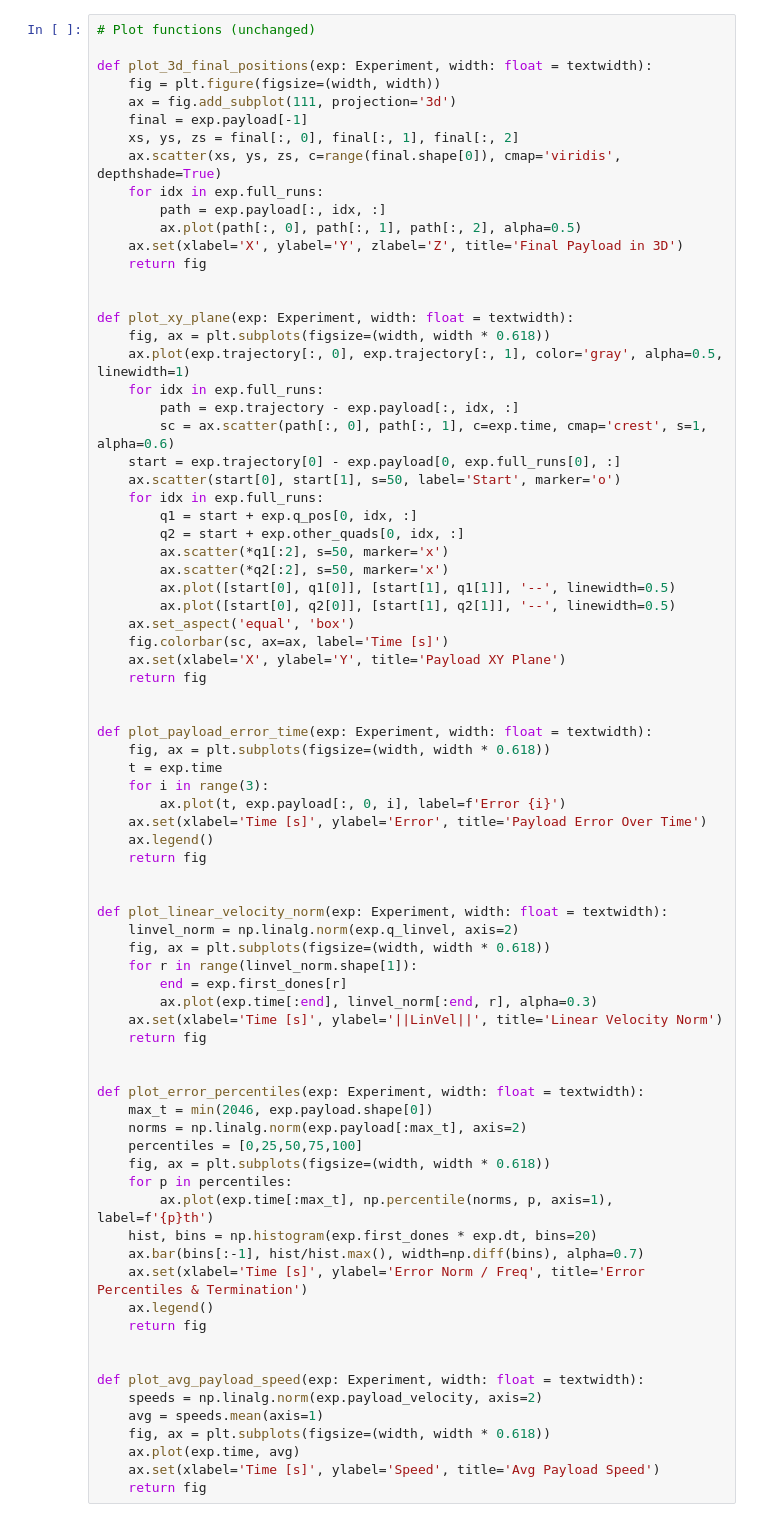
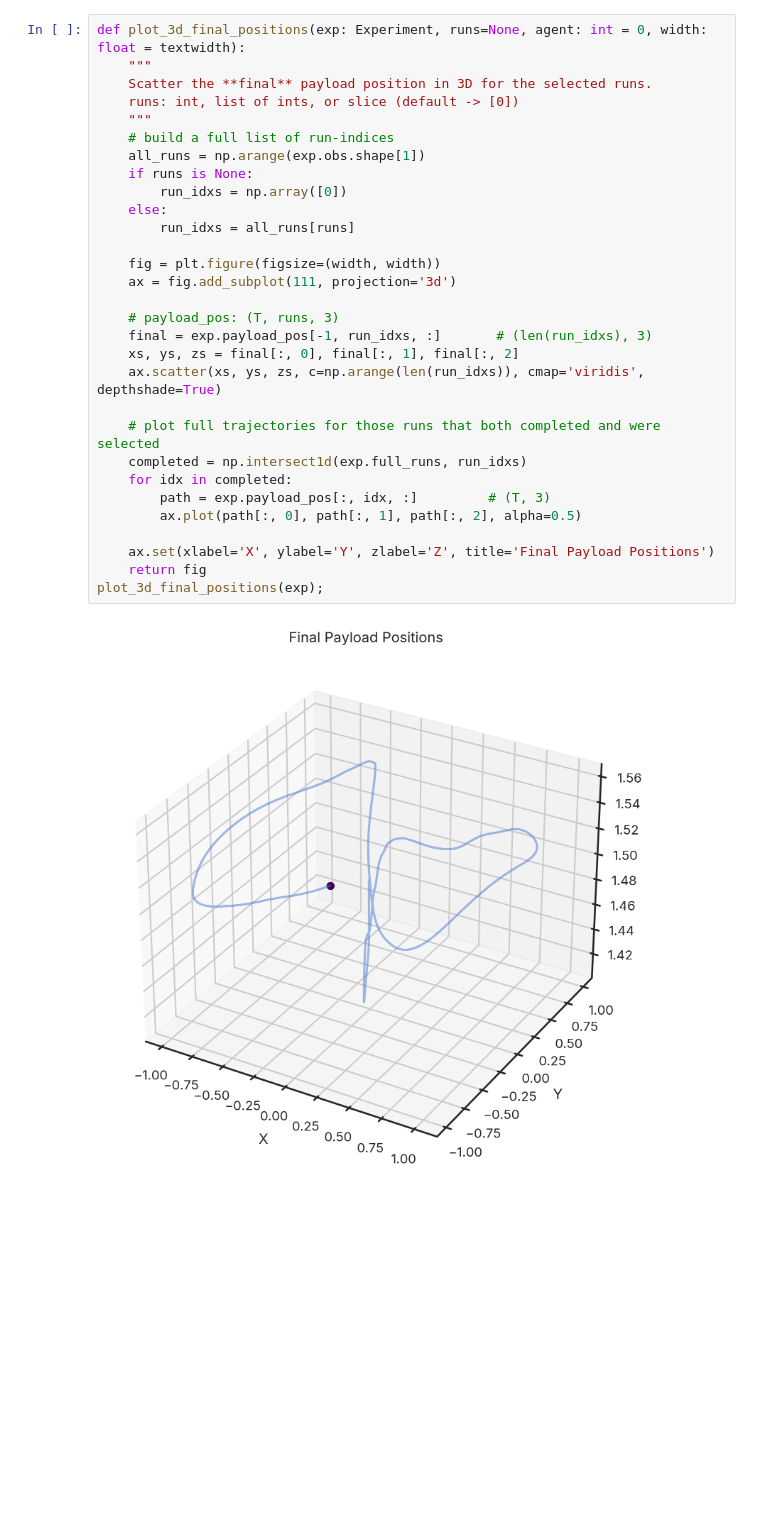
Before and after one commit to viktorlorentz/crazyMARL, a Jupyter notebook: crazymarl/experiments/plots/plotter.ipynb, the cells around one changed output. Saved outputs shown, nothing was run; the diff lists cells and outputs as text; blank space fills up the shorter version.

Commit message:
plotting

```diff
--- a/crazymarl/experiments/plots/plotter.ipynb
+++ b/crazymarl/experiments/plots/plotter.ipynb
@@ -28,79 +65,33 @@ Font name: `Inter`
 # %%
-# Plot functions (unchanged)
+def plot_3d_final_positions(exp: Experiment, runs=None, agent: int = 0, width: float = textwidth):
+    """
+    Scatter the **final** payload position in 3D for the selected runs.
+    runs: int, list of ints, or slice (default -> [0])
+    """
+    # build a full list of run‐indices
+    all_runs = np.arange(exp.obs.shape[1])
+    if runs is None:
+        run_idxs = np.array([0])
+    else:
+        run_idxs = all_runs[runs]
 
-def plot_3d_final_positions(exp: Experiment, width: float = textwidth):
     fig = plt.figure(figsize=(width, width))
     ax = fig.add_subplot(111, projection='3d')
-    final = exp.payload[-1]
+
+    # payload_pos: (T, runs, 3)
+    final = exp.payload_pos[-1, run_idxs, :]       # (len(run_idxs), 3)
     xs, ys, zs = final[:, 0], final[:, 1], final[:, 2]
-    ax.scatter(xs, ys, zs, c=range(final.shape[0]), cmap='viridis', depthshade=True)
-    for idx in exp.full_runs:
-        path = exp.payload[:, idx, :]
+    ax.scatter(xs, ys, zs, c=np.arange(len(run_idxs)), cmap='viridis', depthshade=True)
+
+    # plot full trajectories for those runs that both completed and were selected
+    completed = np.intersect1d(exp.full_runs, run_idxs)
+    for idx in completed:
+        path = exp.payload_pos[:, idx, :]         # (T, 3)
         ax.plot(path[:, 0], path[:, 1], path[:, 2], alpha=0.5)
-    ax.set(xlabel='X', ylabel='Y', zlabel='Z', title='Final Payload in 3D')
+
+    ax.set(xlabel='X', ylabel='Y', zlabel='Z', title='Final Payload Positions')
     return fig
-
-
-def plot_xy_plane(exp: Experiment, width: float = textwidth):
-    fig, ax = plt.subplots(figsize=(width, width * 0.618))
-    ax.plot(exp.trajectory[:, 0], exp.trajectory[:, 1], color='gray', alpha=0.5, linewidth=1)
-    for idx in exp.full_runs:
-        path = exp.trajectory - exp.payload[:, idx, :]
-        sc = ax.scatter(path[:, 0], path[:, 1], c=exp.time, cmap='crest', s=1, alpha=0.6)
-    start = exp.trajectory[0] - exp.payload[0, exp.full_runs[0], :]
-    ax.scatter(start[0], start[1], s=50, label='Start', marker='o')
-    for idx in exp.full_runs:
-        q1 = start + exp.q_pos[0, idx, :]
-        q2 = start + exp.other_quads[0, idx, :]
-        ax.scatter(*q1[:2], s=50, marker='x')
-        ax.scatter(*q2[:2], s=50, marker='x')
-        ax.plot([start[0], q1[0]], [start[1], q1[1]], '--', linewidth=0.5)
-        ax.plot([start[0], q2[0]], [start[1], q2[1]], '--', linewidth=0.5)
-    ax.set_aspect('equal', 'box')
-    fig.colorbar(sc, ax=ax, label='Time [s]')
-    ax.set(xlabel='X', ylabel='Y', title='Payload XY Plane')
-    return fig
-
-
-def plot_payload_error_time(exp: Experiment, width: float = textwidth):
-    fig, ax = plt.subplots(figsize=(width, width * 0.618))
-    t = exp.time
-    for i in range(3):
-        ax.plot(t, exp.payload[:, 0, i], label=f'Error {i}')
-    ax.set(xlabel='Time [s]', ylabel='Error', title='Payload Error Over Time')
-    ax.legend()
-    return fig
-
-
-def plot_linear_velocity_norm(exp: Experiment, width: float = textwidth):
-    linvel_norm = np.linalg.norm(exp.q_linvel, axis=2)
-    fig, ax = plt.subplots(figsize=(width, width * 0.618))
-    for r in range(linvel_norm.shape[1]):
-        end = exp.first_dones[r]
-        ax.plot(exp.time[:end], linvel_norm[:end, r], alpha=0.3)
-    ax.set(xlabel='Time [s]', ylabel='||LinVel||', title='Linear Velocity Norm')
-    return fig
-
-
-def plot_error_percentiles(exp: Experiment, width: float = textwidth):
-    max_t = min(2046, exp.payload.shape[0])
-    norms = np.linalg.norm(exp.payload[:max_t], axis=2)
-    percentiles = [0,25,50,75,100]
-    fig, ax = plt.subplots(figsize=(width, width * 0.618))
-    for p in percentiles:
-        ax.plot(exp.time[:max_t], np.percentile(norms, p, axis=1), label=f'{p}th')
-    hist, bins = np.histogram(exp.first_dones * exp.dt, bins=20)
-    ax.bar(bins[:-1], hist/hist.max(), width=np.diff(bins), alpha=0.7)
-    ax.set(xlabel='Time [s]', ylabel='Error Norm / Freq', title='Error Percentiles & Termination')
-    ax.legend()
-    return fig
-
-
-def plot_avg_payload_speed(exp: Experiment, width: float = textwidth):
-    speeds = np.linalg.norm(exp.payload_velocity, axis=2)
-    avg = speeds.mean(axis=1)
-    fig, ax = plt.subplots(figsize=(width, width * 0.618))
-    ax.plot(exp.time, avg)
-    ax.set(xlabel='Time [s]', ylabel='Speed', title='Avg Payload Speed')
-    return fig
+plot_3d_final_positions(exp);
+# %% [output]
+[figure, added]
 # %%
```
Also changed, not shown: parts of 6 cells of this notebook, 4 other files.
